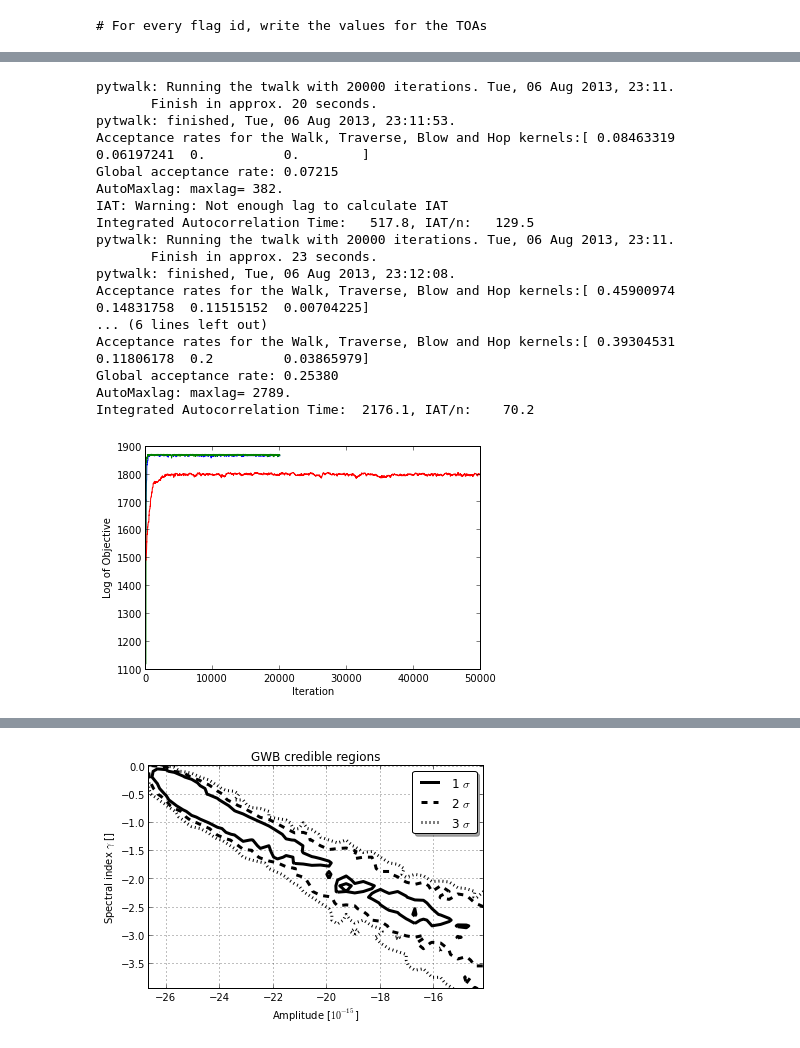
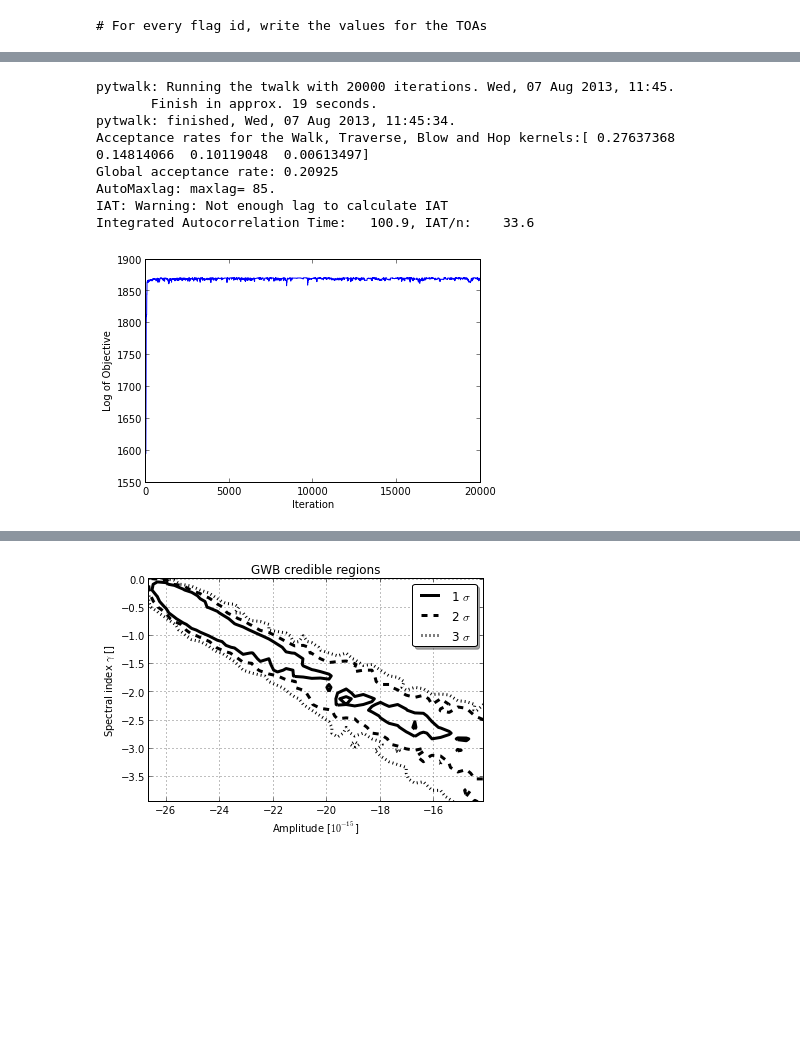
Before and after one commit to vhaasteren/piccard, a Jupyter notebook: piccard-demo.ipynb, the cells around one changed output, grey strips where cells are left out. Drawn from its saved outputs; the diff is of its cells as text; code cells hidden in the pictures; blank space fills up the shorter version.

```diff
--- a/piccard-demo.ipynb
+++ b/piccard-demo.ipynb
@@ -29,27 +33,18 @@ print likobhy.dimensions
 31
 # %%
 pic.Runtwalk(likobsm, 20000, 'J0030-sm-twalk-burnin.txt', thin=5, analyse=True)
-pic.Runtwalk(likobpl, 20000, 'J0030-pl-twalk-burnin.txt', thin=5, analyse=True)
-pic.Runtwalk(likobhy, 50000, 'J0030-hy-twalk-burnin.txt', thin=5, analyse=True)
+#pic.Runtwalk(likobpl, 20000, 'J0030-pl-twalk-burnin.txt', thin=5, analyse=True)
+#pic.Runtwalk(likobhy, 50000, 'J0030-hy-twalk-burnin.txt', thin=5, analyse=True)
 # %% [output]
-pytwalk: Running the twalk with 20000 iterations. Tue, 06 Aug 2013, 23:11.
-       Finish in approx. 20 seconds.
-pytwalk: finished, Tue, 06 Aug 2013, 23:11:53.
-Acceptance rates for the Walk, Traverse, Blow and Hop kernels:[ 0.08463319  0.06197241  0.          0.        ]
-Global acceptance rate: 0.07215
-AutoMaxlag: maxlag= 382.
+pytwalk: Running the twalk with 20000 iterations. Wed, 07 Aug 2013, 11:45.
+       Finish in approx. 19 seconds.
+pytwalk: finished, Wed, 07 Aug 2013, 11:45:34.
+Acceptance rates for the Walk, Traverse, Blow and Hop kernels:[ 0.27637368  0.14814066  0.10119048  0.00613497]
+Global acceptance rate: 0.20925
+AutoMaxlag: maxlag= 85.
 IAT: Warning: Not enough lag to calculate IAT
-Integrated Autocorrelation Time:   517.8, IAT/n:   129.5
-pytwalk: Running the twalk with 20000 iterations. Tue, 06 Aug 2013, 23:11.
-       Finish in approx. 23 seconds.
-pytwalk: finished, Tue, 06 Aug 2013, 23:12:08.
-Acceptance rates for the Walk, Traverse, Blow and Hop kernels:[ 0.45900974  0.14831758  0.11515152  0.00704225]
-... (6 lines left out)
-Acceptance rates for the Walk, Traverse, Blow and Hop kernels:[ 0.39304531  0.11806178  0.2         0.03865979]
-Global acceptance rate: 0.25380
-AutoMaxlag: maxlag= 2789.
-Integrated Autocorrelation Time:  2176.1, IAT/n:    70.2
+Integrated Autocorrelation Time:   100.9, IAT/n:    33.6
-[figure, old version]
+[figure, new version]
 # %%
 # Removing the burn-in of the MCMC chains is easy on the command line
 !sed '1,500d' J0030-sm-twalk-burnin.txt > J0030-sm-twalk.txt
```
Also changed, not shown: parts of 10 cells of this notebook, 1 other file.
